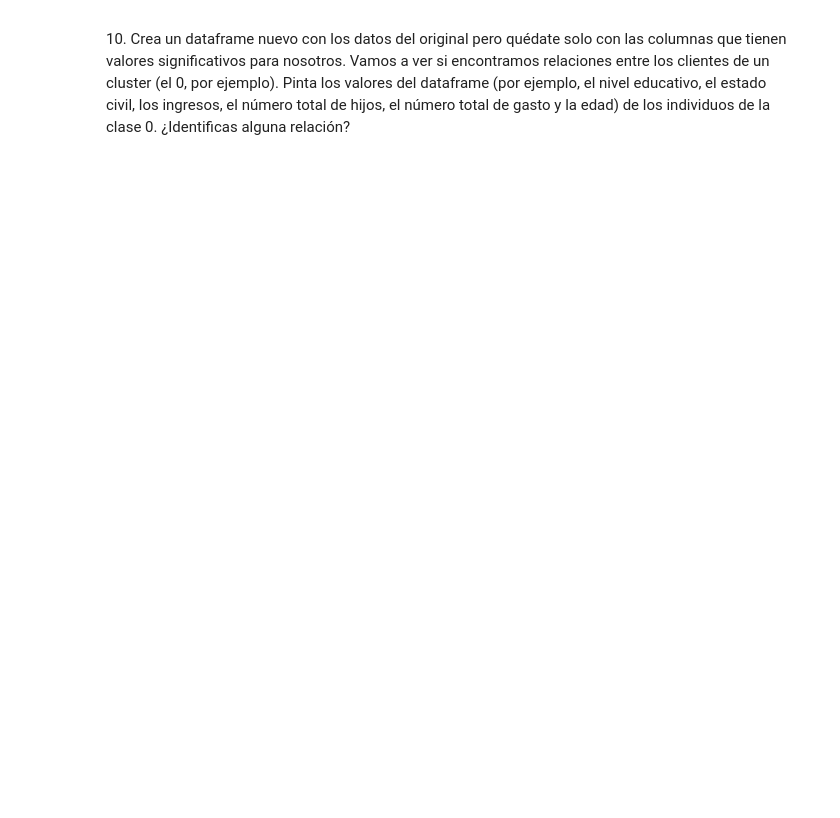
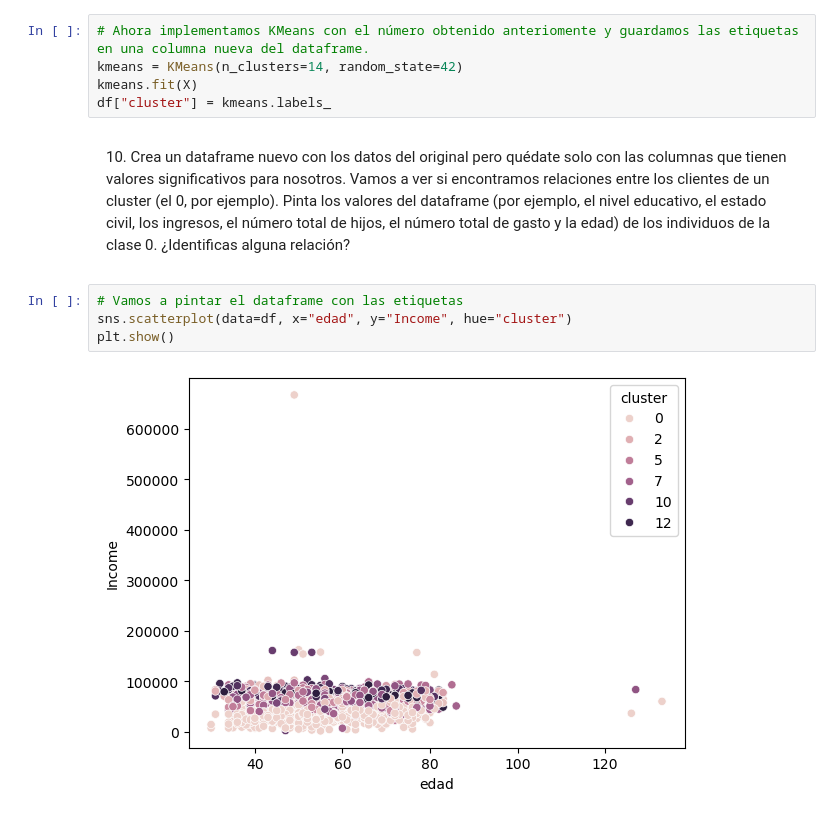
Before and after one commit to carloosfuentes/programacion-ia, a Jupyter notebook: Tema 3/Actividad3_15/Actividad3_15.ipynb, the cells around one changed output. Drawn from its saved outputs; the diff is of its cells as text; blank space fills up the shorter version.

```diff
--- a/Tema 3/Actividad3_15/Actividad3_15.ipynb
+++ b/Tema 3/Actividad3_15/Actividad3_15.ipynb
@@ -146,7 +167,18 @@ ValueError: could not convert string to float: '04-09-2012'
 <div style="border-style:groove;border-width:thin;padding:10px">
 9. Ahora implementa KMeans con el número obtenido anteriomente y guarda las etiquetas en una columna nueva del dataframe.
 </div>
+# %%
+# Ahora implementamos KMeans con el número obtenido anteriomente y guardamos las etiquetas en una columna nueva del dataframe.
+kmeans = KMeans(n_clusters=14, random_state=42)
+kmeans.fit(X)
+df["cluster"] = kmeans.labels_
 # %% [markdown]
 <div style="border-style:groove;border-width:thin;padding:10px">
 10. Crea un dataframe nuevo con los datos del original pero quédate solo con las columnas que tienen valores significativos para nosotros. Vamos a ver si encontramos relaciones entre los clientes de un cluster (el 0, por ejemplo). Pinta los valores del dataframe (por ejemplo, el nivel educativo, el estado civil, los ingresos, el número total de hijos, el número total de gasto y la edad) de los individuos de la clase 0. ¿Identificas alguna relación?
 </div>
+# %%
+# Vamos a pintar el dataframe con las etiquetas
+sns.scatterplot(data=df, x="edad", y="Income", hue="cluster")
+plt.show()
+# %% [output]
+[figure, added]
```
Also changed, not shown: parts of 4 cells of this notebook.
